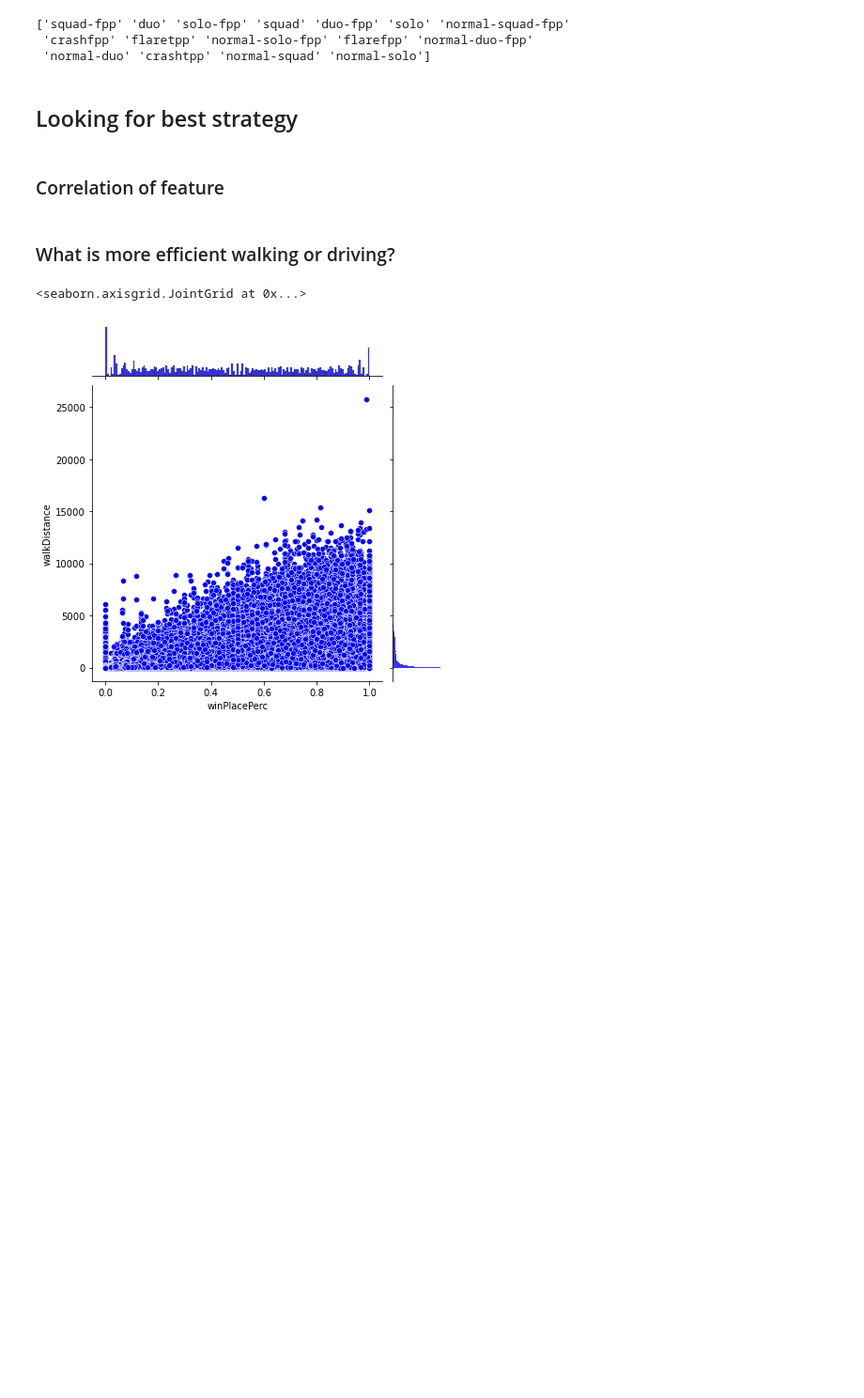
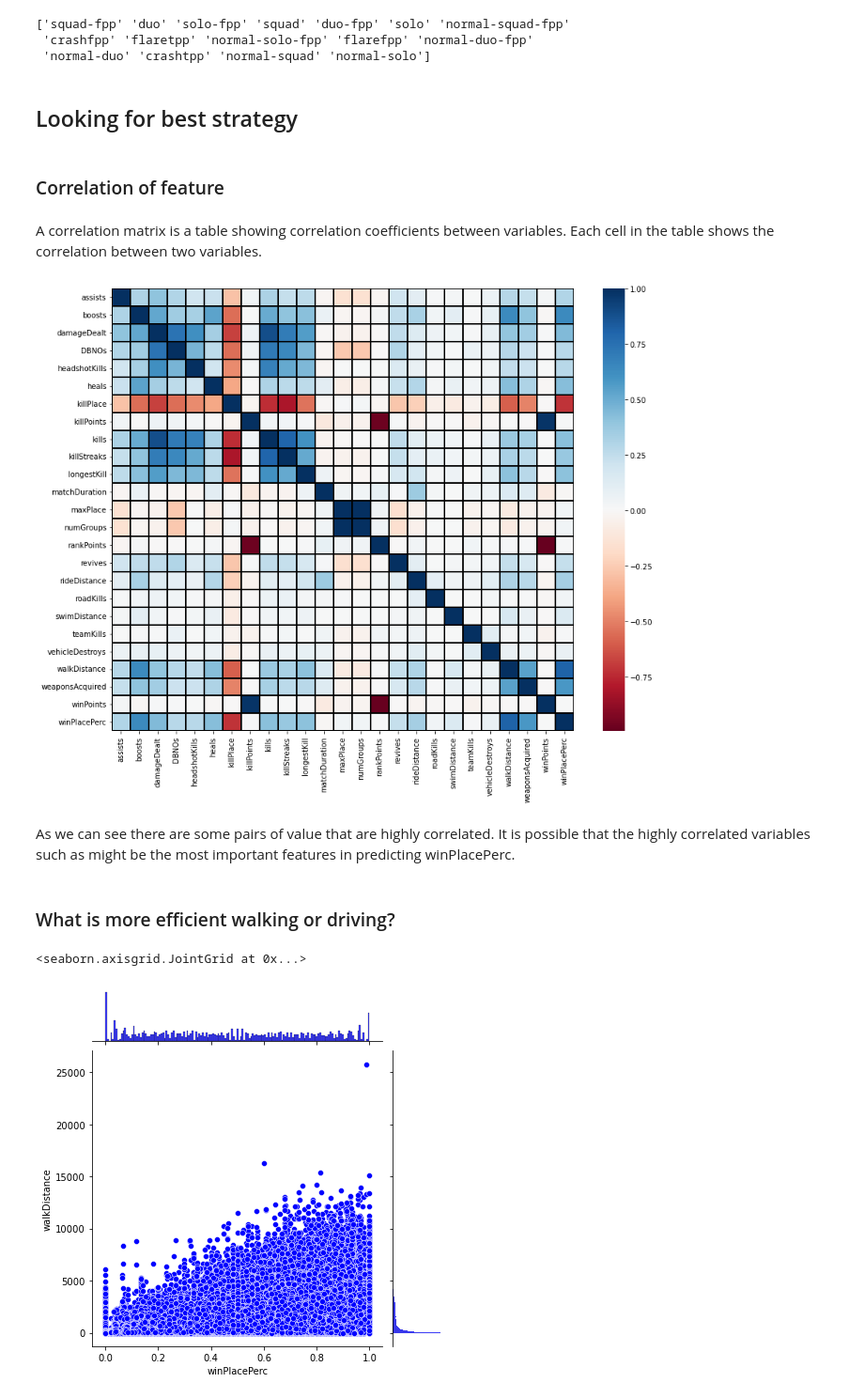
Before and after one commit to SzyMan1337/PUBG-Finish-Placement-Prediction, a Jupyter notebook: DataAnalysis.ipynb, the cells around one changed output. Shown at 94% size. Drawn from its saved outputs; the diff is of its cells as text; code cells hidden in the pictures; blank space fills up the shorter version.

Commit message:
Adding correlation matrix

```diff
--- a/DataAnalysis.ipynb
+++ b/DataAnalysis.ipynb
@@ -167,6 +167,27 @@ print(df_train["matchType"].unique())
 ## Looking for best strategy
 # %% [markdown]
 ### Correlation of feature
+# %% [markdown]
+A correlation matrix is a table showing correlation coefficients between variables. Each cell in the table shows the correlation between two variables.
+# %%
+# We do not use columns containing Id and matchType. Only numerical values.
+cols_to_drop = ['Id', 'groupId', 'matchId', 'matchType']
+cols_to_fit = [col for col in df.columns if col not in cols_to_drop]
+
+plt.figure(figsize=(14,11))
+sns.heatmap(
+    df[cols_to_fit].corr(),
+    xticklabels=corr.columns.values,
+    yticklabels=corr.columns.values,
+    linecolor='black',
+    linewidths=0.1,
+    cmap="RdBu"
+)
+plt.show()
+# %% [output]
+[figure, added]
+# %% [markdown]
+As we can see there are some pairs of value that are highly correlated. It is possible that the highly correlated variables such as might be the most important features in predicting winPlacePerc.
 # %% [markdown]
 ### What is more efficient walking or driving?
 # %%
```
